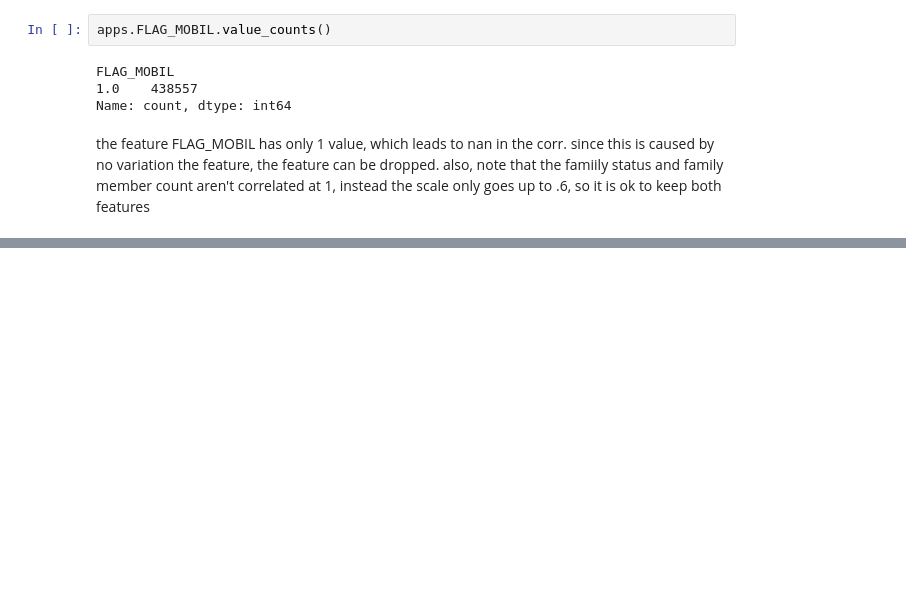
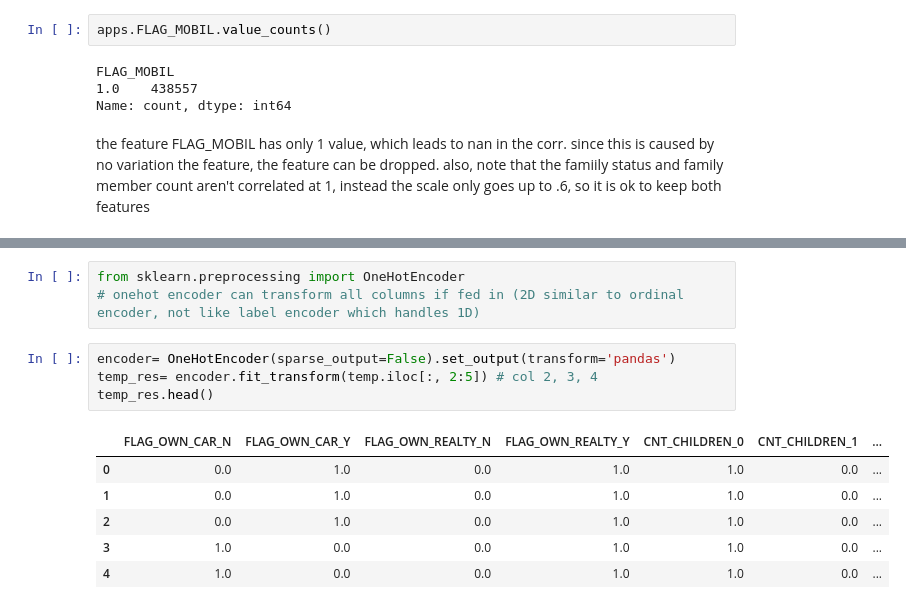
Before and after one commit to mgit00/Customer_Risk, a Jupyter notebook: data_exploration.ipynb, the cells around one changed output, grey strips where cells are left out. Cells and saved outputs as stored; diff of their text form; blank space fills up the shorter version.

```diff
--- a/data_exploration.ipynb
+++ b/data_exploration.ipynb
@@ -553,0 +565,14 @@ also, note that the famiily status and family member count aren't correlated at
+# %%
+from sklearn.preprocessing import OneHotEncoder
+# onehot encoder can transform all columns if fed in (2D similar to ordinal encoder, not like label encoder which handles 1D)
+# %%
+encoder= OneHotEncoder(sparse_output=False).set_output(transform='pandas')
+temp_res= encoder.fit_transform(temp.iloc[:, 2:5]) # col 2, 3, 4
+temp_res.head()
+# %% [output]
+|  | FLAG_OWN_CAR_N | FLAG_OWN_CAR_Y | FLAG_OWN_REALTY_N | FLAG_OWN_REALTY_Y | CNT_CHILDREN_0 | CNT_CHILDREN_1 | ... |
+| 0 | 0.0 | 1.0 | 0.0 | 1.0 | 1.0 | 0.0 | ... |
+| 1 | 0.0 | 1.0 | 0.0 | 1.0 | 1.0 | 0.0 | ... |
+| 2 | 0.0 | 1.0 | 0.0 | 1.0 | 1.0 | 0.0 | ... |
+| 3 | 1.0 | 0.0 | 0.0 | 1.0 | 1.0 | 0.0 | ... |
+| 4 | 1.0 | 0.0 | 0.0 | 1.0 | 1.0 | 0.0 | ... |
```
Also changed, not shown: parts of 20 cells of this notebook, 3 other files.
